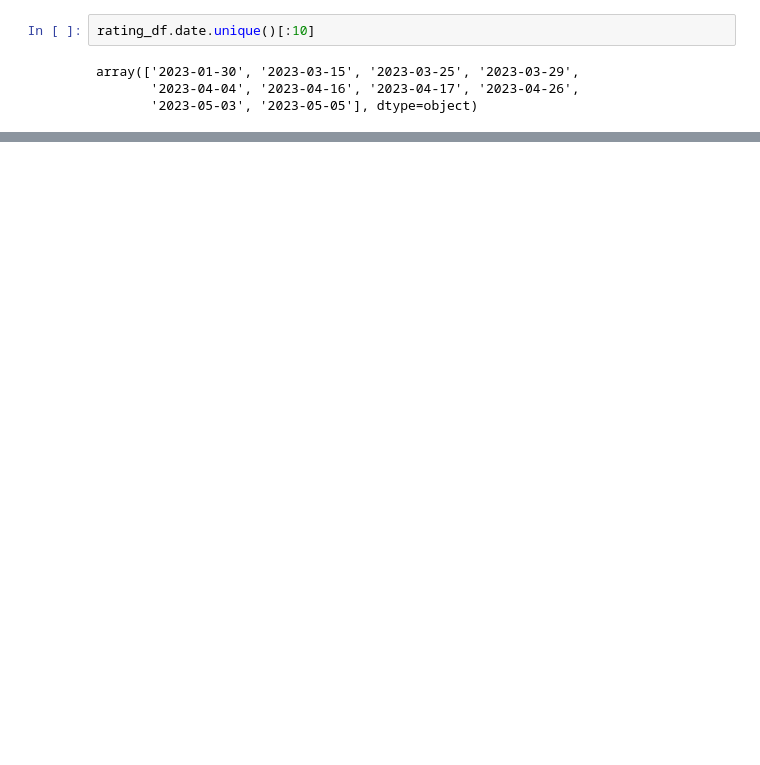
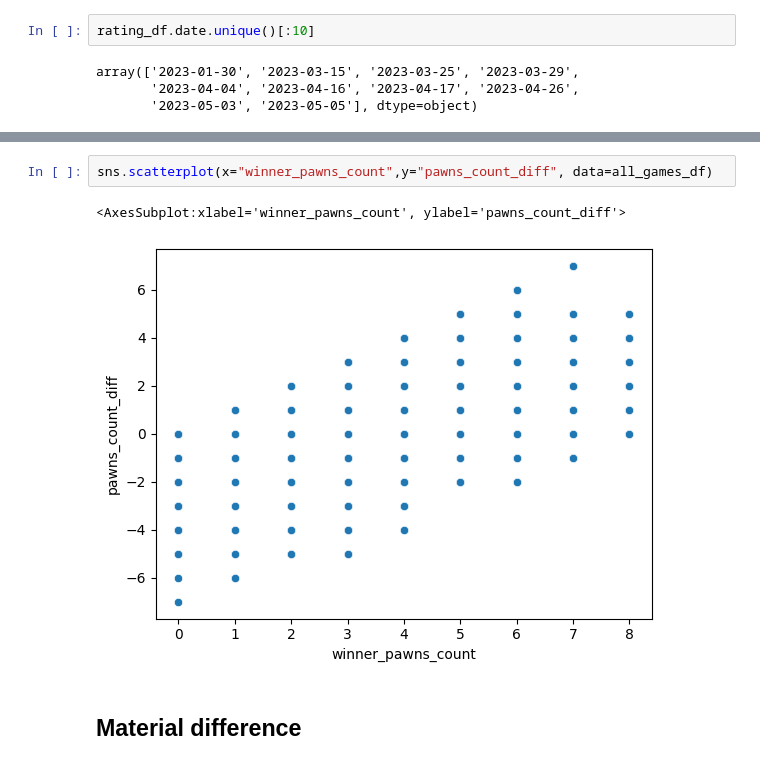
Before and after one commit to JammyNinja/Chess_analysis, a Jupyter notebook: notebooks/Analysis_rating_change_per_game.ipynb, the cells around one changed output, grey strips where cells are left out. Saved outputs shown, nothing was run; the diff lists cells and outputs as text; blank space fills up the shorter version.

```diff
--- a/notebooks/Analysis_rating_change_per_game.ipynb
+++ b/notebooks/Analysis_rating_change_per_game.ipynb
@@ -218,0 +298,7 @@ AttributeError: 'numpy.ndarray' object has no attribute 'xaxis'
+# %%
+sns.scatterplot(x="winner_pawns_count",y="pawns_count_diff", data=all_games_df)
+# %% [output]
+<AxesSubplot:xlabel='winner_pawns_count', ylabel='pawns_count_diff'>
+[figure, added]
+# %% [markdown]
+## Material difference
```
Also changed, not shown: parts of 32 cells of this notebook.
